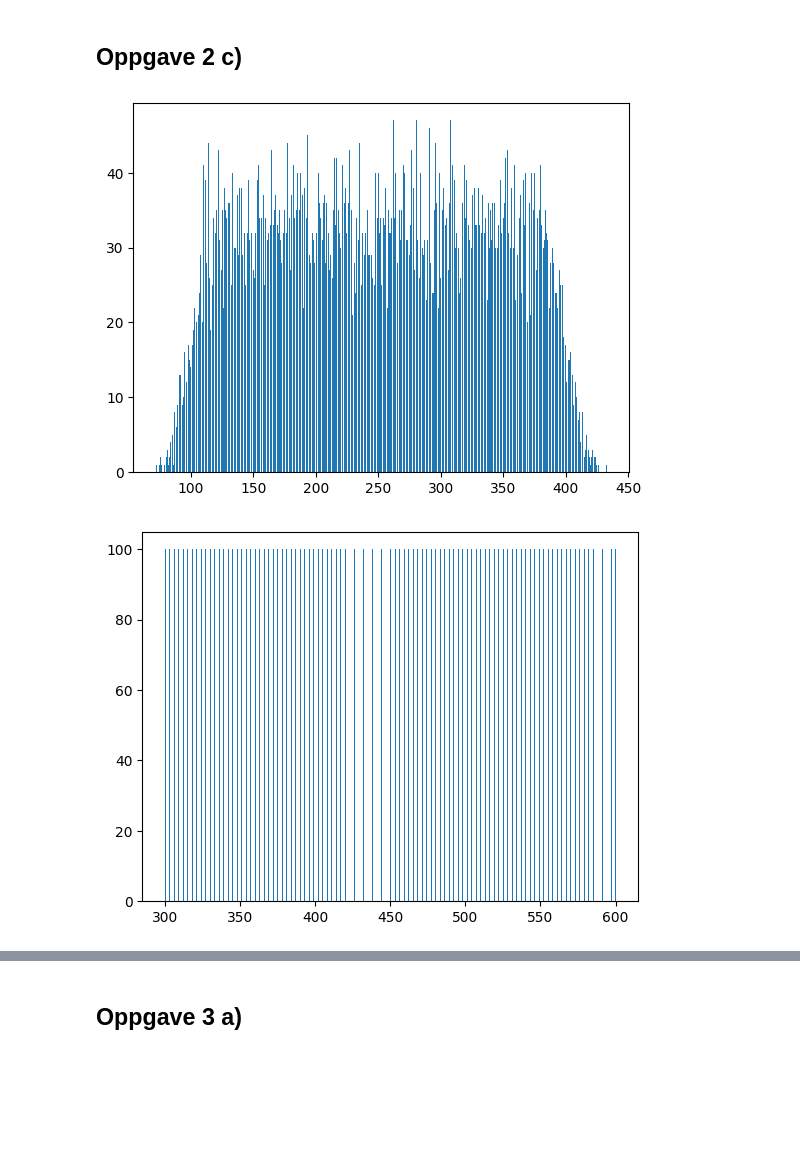
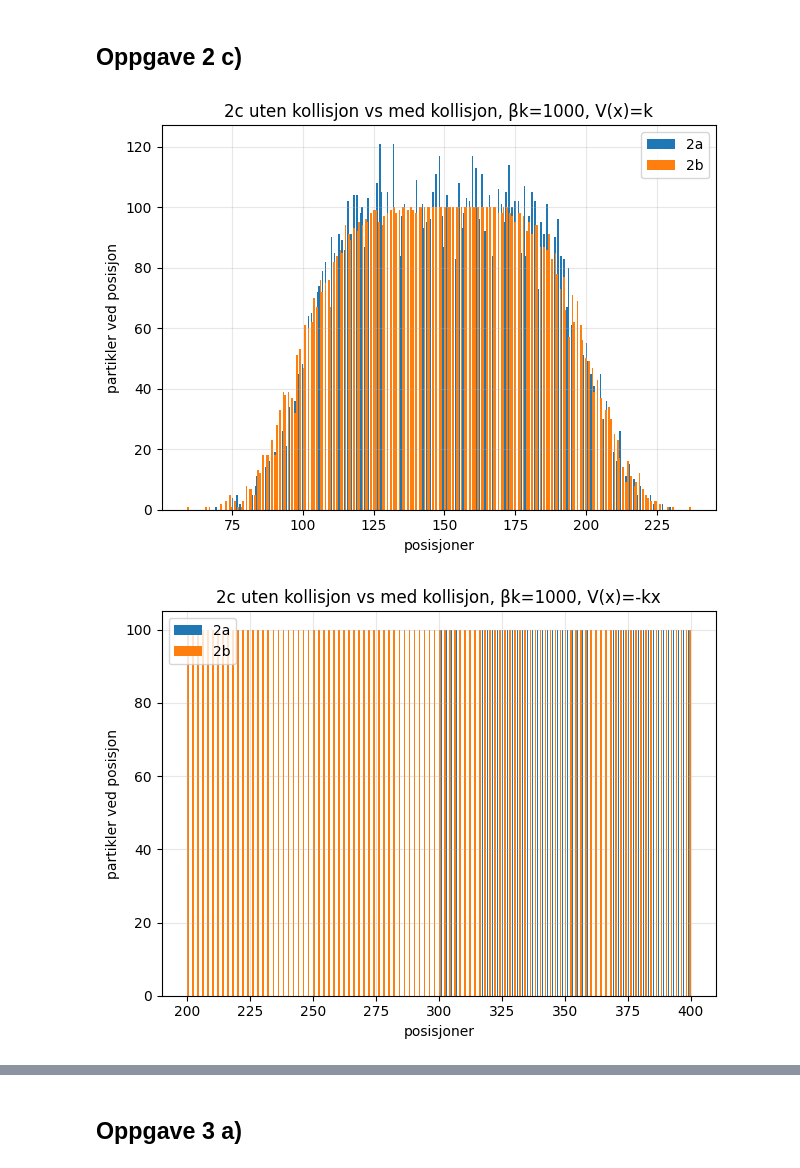
Before and after one commit to fredalex6/TMA4320_Project_2, a Jupyter notebook: oppgaver_elias.ipynb, the cells around one changed output, grey strips where cells are left out. Saved outputs shown, nothing was run; the diff lists cells and outputs as text; code cells hidden in the pictures; blank space fills up the shorter version.

```diff
--- a/oppgaver_elias.ipynb
+++ b/oppgaver_elias.ipynb
@@ -90,15 +117,30 @@ plotGjennomsnitt(200,beta,V22,101,0,100,simulasjonKollisjon)
 # %%
 @njit
 def V21_1000(x):
     return 1000/beta
 @njit
 def V22_1000(x):
     return -x*1000/beta
 
-plotGjennomsnitt(200,beta,V21_1000,101,2,100,simulasjon)
-plotGjennomsnitt(200,beta,V22_1000,101,2,100,simulasjon)
-plotGjennomsnitt(200,beta,V21_1000,101,2,100,simulasjonKollisjon)
-plotGjennomsnitt(200,beta,V22_1000,101,2,100,simulasjonKollisjon)
+plotGjennomsnitt(200,beta,V21_1000,101,0,100,simulasjon,"2a")
+plotGjennomsnitt(200,beta,V21_1000,101,0,100,simulasjonKollisjon,"2b")
+plt.xlabel("posisjoner")
+plt.ylabel("partikler ved posisjon")
+plt.title("2c uten kollisjon vs med kollisjon, βk=1000, V(x)=k")
+plt.grid(True, alpha=0.3)
+plt.legend()
+plt.tight_layout()
+plt.show()
+
+plotGjennomsnitt(200,beta,V22_1000,101,0,100,simulasjon,"2a")
+plotGjennomsnitt(200,beta,V22_1000,101,0,100,simulasjonKollisjon,"2b")
+plt.xlabel("posisjoner")
+plt.ylabel("partikler ved posisjon")
+plt.title("2c uten kollisjon vs med kollisjon, βk=1000, V(x)=-kx")
+plt.grid(True, alpha=0.3)
+plt.legend()
+plt.tight_layout()
+plt.show()
 # %% [output]
-[figure, old version]
+[figure, new version]
-[figure, old version]
+[figure, new version]
```
Also changed, not shown: parts of 8 cells of this notebook.
